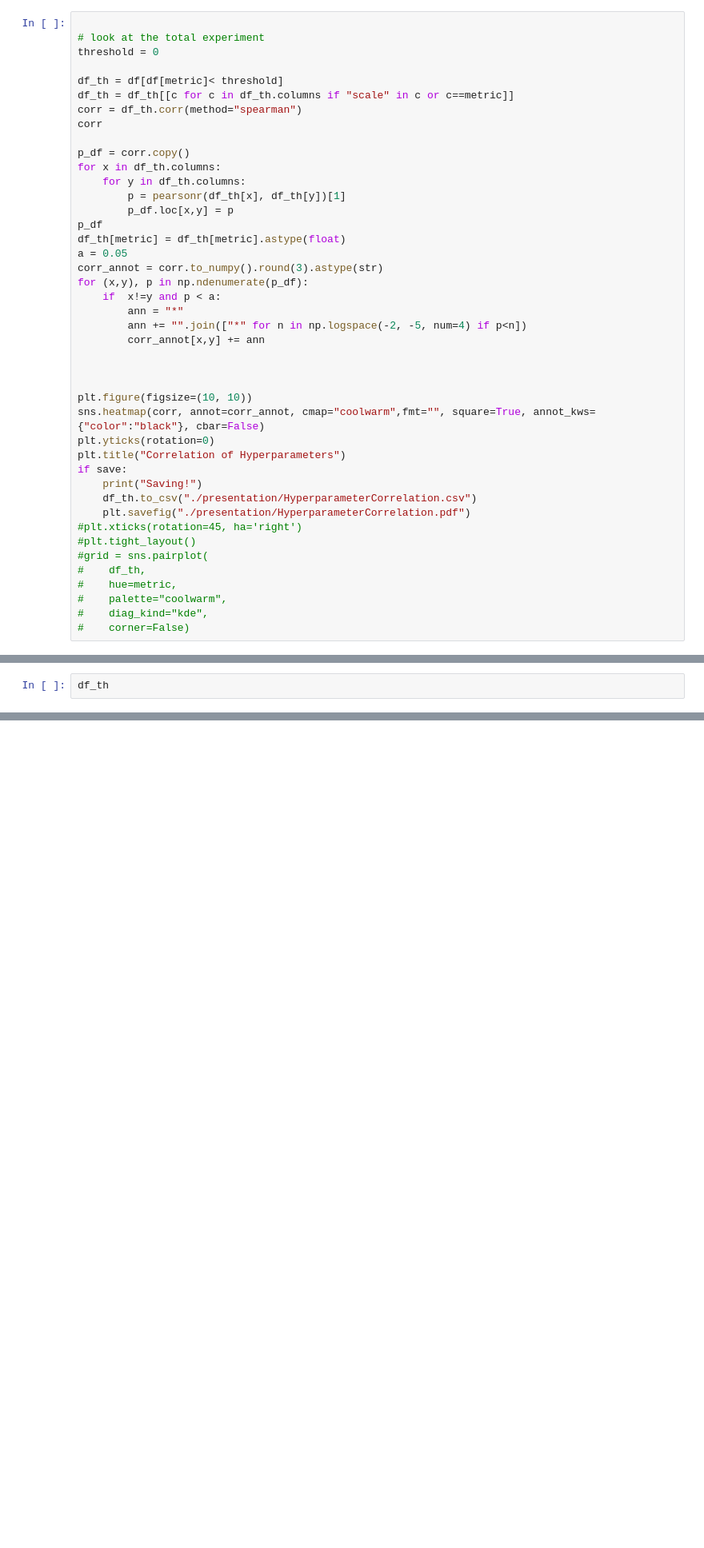
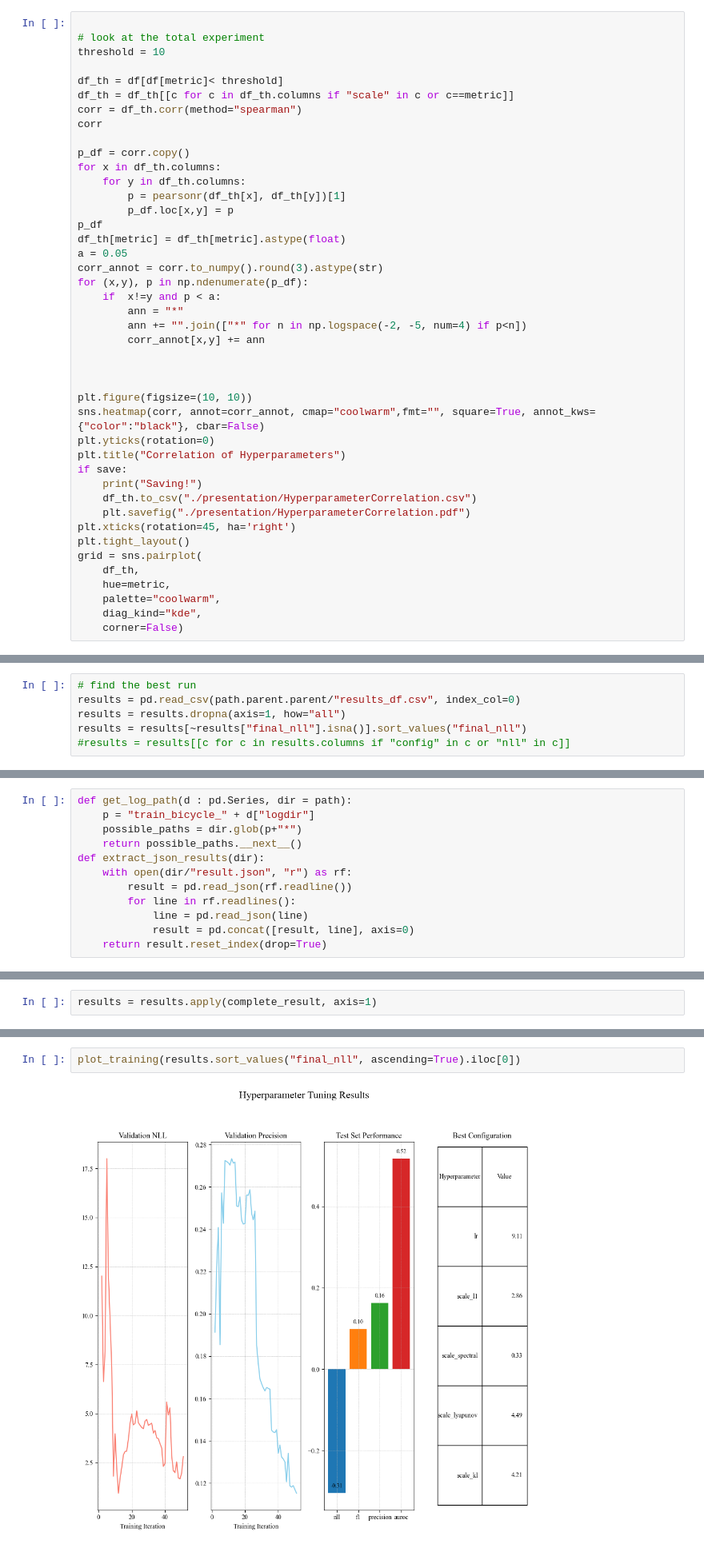
Before and after one commit to NTBiotech/bicycle, a Jupyter notebook: notebooks/experiments/masking/tuner_analysis.ipynb, the cells around one changed output, grey strips where cells are left out. Shown at 80% size. Drawn from its saved outputs; the diff is of its cells as text; blank space fills up the shorter version.

Commit message:
Bug fixes and removal of plots path

```diff
--- a/notebooks/experiments/masking/tuner_analysis.ipynb
+++ b/notebooks/experiments/masking/tuner_analysis.ipynb
@@ -242,7 +39,7 @@ if "config" in df.columns:
 # %%
 
 # look at the total experiment
-threshold = 0
+threshold = 10
 
 df_th = df[df[metric]< threshold]
 df_th = df_th[[c for c in df_th.columns if "scale" in c or c==metric]]
@@ -274,11 +71,11 @@ if save:
     print("Saving!")
     df_th.to_csv("./presentation/HyperparameterCorrelation.csv")
     plt.savefig("./presentation/HyperparameterCorrelation.pdf")
-#plt.xticks(rotation=45, ha='right')
-#plt.tight_layout()
-#grid = sns.pairplot(
-#    df_th,
-#    hue=metric,
-#    palette="coolwarm",
-#    diag_kind="kde",
-#    corner=False)
+plt.xticks(rotation=45, ha='right')
+plt.tight_layout()
+grid = sns.pairplot(
+    df_th,
+    hue=metric,
+    palette="coolwarm",
+    diag_kind="kde",
+    corner=False)
@@ -287,2 +82,6 @@ if save:
 # %%
-df_th
+# find the best run
+results = pd.read_csv(path.parent.parent/"results_df.csv", index_col=0)
+results = results.dropna(axis=1, how="all")
+results = results[~results["final_nll"].isna()].sort_values("final_nll")
+#results = results[[c for c in results.columns if "config" in c or "nll" in c]]
@@ -301,0 +88,12 @@ df_th
+# %%
+def get_log_path(d : pd.Series, dir = path):
+    p = "train_bicycle_" + d["logdir"]
+    possible_paths = dir.glob(p+"*")
+    return possible_paths.__next__()
+def extract_json_results(dir):
+    with open(dir/"result.json", "r") as rf:
+        result = pd.read_json(rf.readline())
+        for line in rf.readlines():
+            line = pd.read_json(line)
+            result = pd.concat([result, line], axis=0)
+    return result.reset_index(drop=True)
@@ -301,0 +150,2 @@ df_th
+# %%
+results = results.apply(complete_result, axis=1)
@@ -301,0 +172,4 @@ df_th
+# %%
+plot_training(results.sort_values("final_nll", ascending=True).iloc[0])
+# %% [output]
+[figure, added]
```
Also changed, not shown: parts of 8 cells of this notebook, 8 other files.
